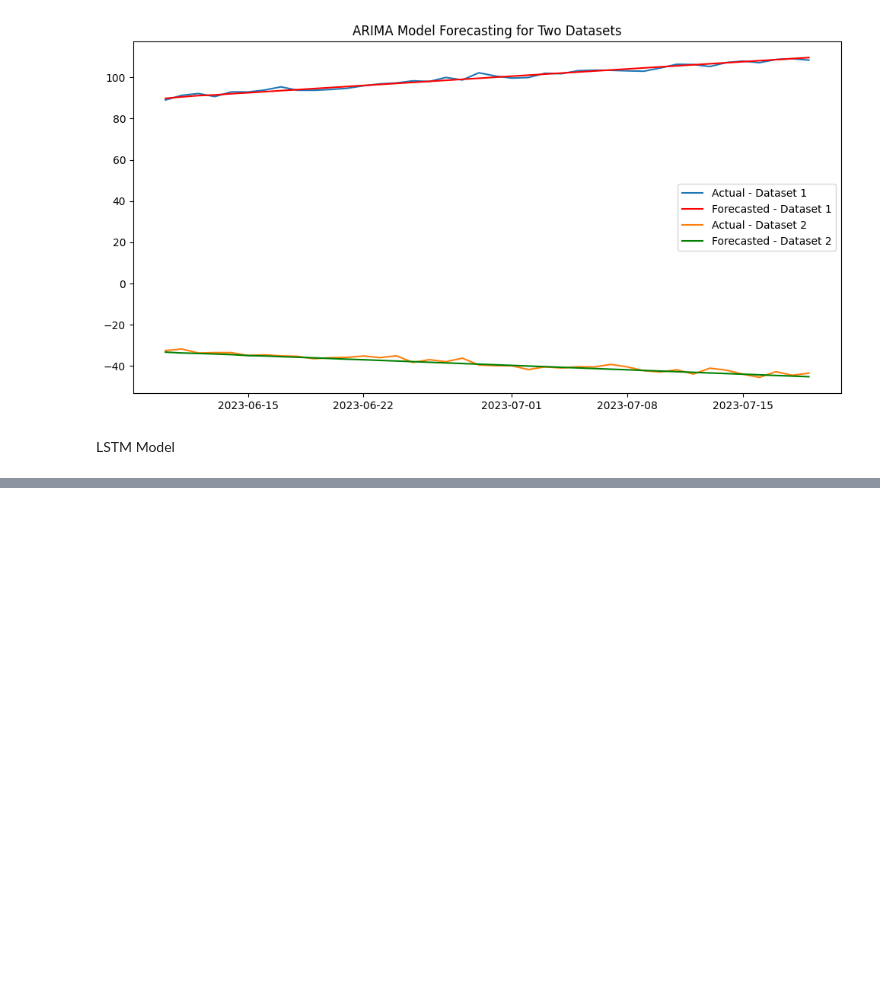
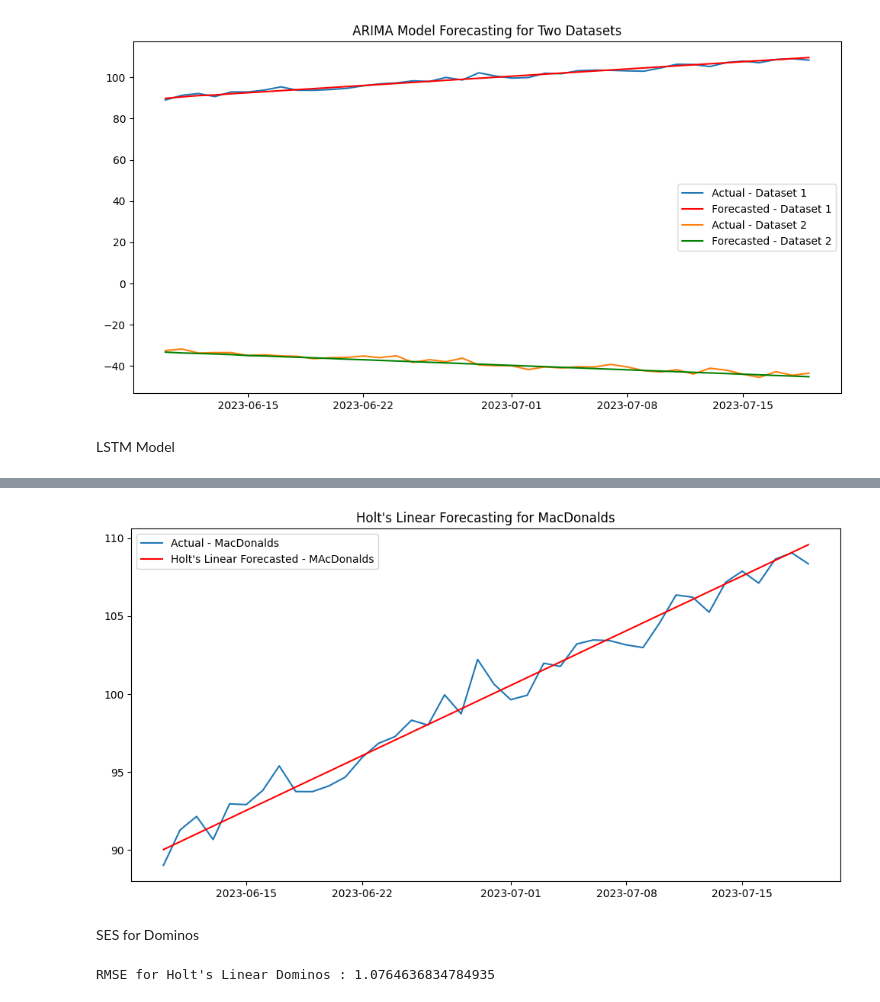
Before and after one commit to 21-ri/pro, a Jupyter notebook: Untitled-1.ipynb, the cells around one changed output, grey strips where cells are left out. Cells and saved outputs as stored; diff of their text form; code cells hidden in the pictures; blank space fills up the shorter version.

```diff
--- a/Untitled-1.ipynb
+++ b/Untitled-1.ipynb
@@ -1072,0 +1157,4 @@ plt.show()
+# %%
+holt_linear_model = ExponentialSmoothing(train_df1['Value'], trend='add')
+holt_linear_result = holt_linear_model.fit()
+holt_linear_forecast = holt_linear_result.forecast(steps=len(test_df1))
@@ -1072,0 +1166,11 @@ plt.show()
+# %%
+plt.figure(figsize=(12, 6))
+plt.plot(test_df1['Date'], test_df1['Value'], label='Actual - MacDonalds')
+plt.plot(test_df1['Date'], holt_linear_forecast, color='red', label="Holt's Linear Forecasted - MAcDonalds")
+plt.legend()
+plt.title("Holt's Linear Forecasting for MacDonalds")
+plt.show()
+# %% [output]
+[figure, added]
+# %% [markdown]
+SES for Dominos
@@ -1072,0 +1181,5 @@ plt.show()
+# %%
+rmse_holt_linear = sqrt(mean_squared_error(test_df2['Value'], holt_linear_forecast))
+print("RMSE for Holt's Linear Dominos :", rmse_holt_linear)
+# %% [output]
+RMSE for Holt's Linear Dominos : 1.0764636834784935
```
Also changed, not shown: parts of 83 cells of this notebook.
